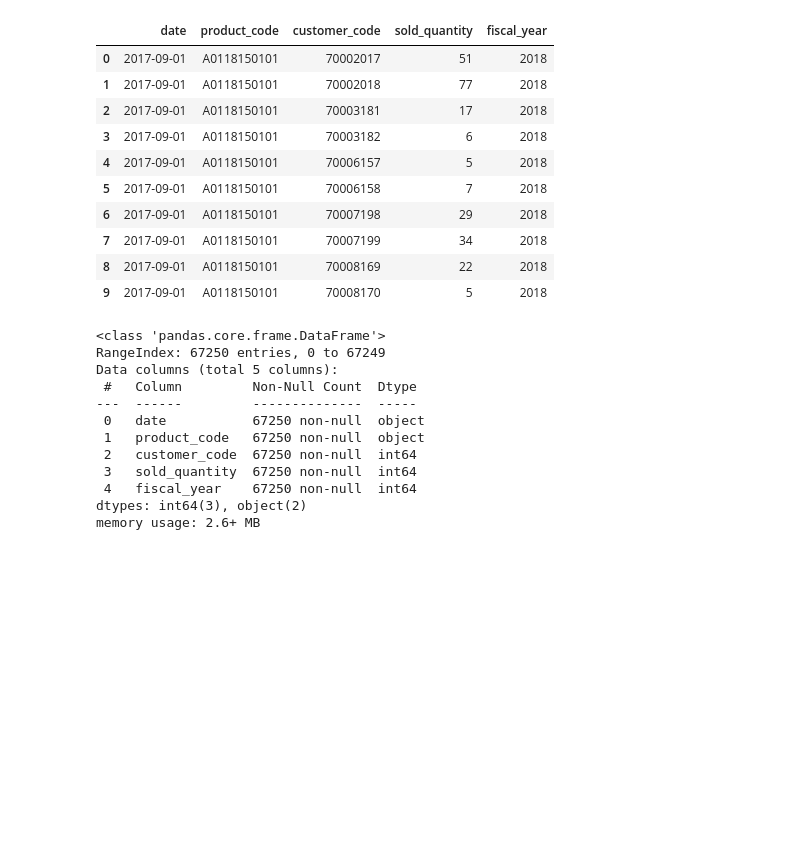
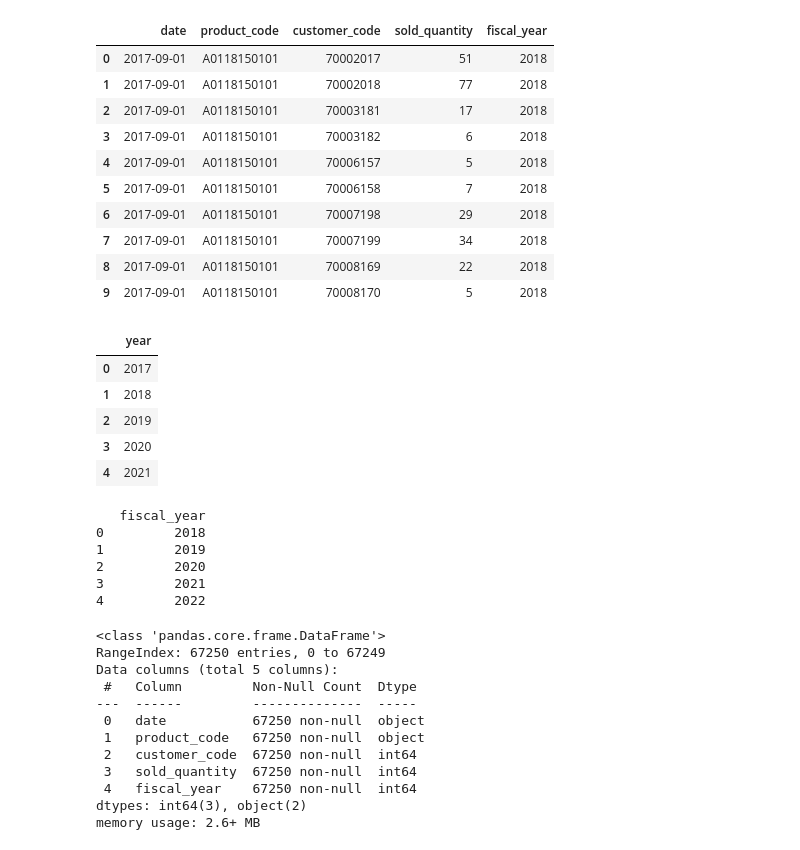
Before and after one commit to CesarChaparro1974/Financial_Analysis_Project, a Jupyter notebook: final_project.ipynb, the cells around one changed output. Drawn from its saved outputs; the diff is of its cells as text; code cells hidden in the pictures; blank space fills up the shorter version.

Commit message:
corrected years

```diff
--- a/final_project.ipynb
+++ b/final_project.ipynb
@@ -633,6 +665,37 @@ fact_sales_monthly.head(10)
 | 7 | 2017-09-01 | A0118150101 | 70007199 | 34 | 2018 |
 | 8 | 2017-09-01 | A0118150101 | 70008169 | 22 | 2018 |
 | 9 | 2017-09-01 | A0118150101 | 70008170 | 5 | 2018 |
+# %%
+# query to get unique values (years) from the date column
+year_only_query= """
+SELECT DISTINCT strftime('%Y', date) AS year
+FROM fact_sales_monthly
+ORDER BY year;
+"""
+year_only = pd.read_sql_query(year_only_query, con)
+year_only
+# %% [output]
+|  | year |
+| 0 | 2017 |
+| 1 | 2018 |
+| 2 | 2019 |
+| 3 | 2020 |
+| 4 | 2021 |
+# %%
+# query to get unique values from the fiscal_year column
+fiscal_year_sales_query = """
+SELECT DISTINCT fiscal_year
+FROM fact_sales_monthly;
+"""
+fiscal_years_sales = pd.read_sql_query(fiscal_year_sales_query, con)
+print(fiscal_years_sales)
+# %% [output]
+   fiscal_year
+0         2018
+1         2019
+2         2020
+3         2021
+4         2022
 # %%
 fact_sales_monthly.info()
 # %% [output]
```
Also changed, not shown: parts of 6 cells of this notebook.
